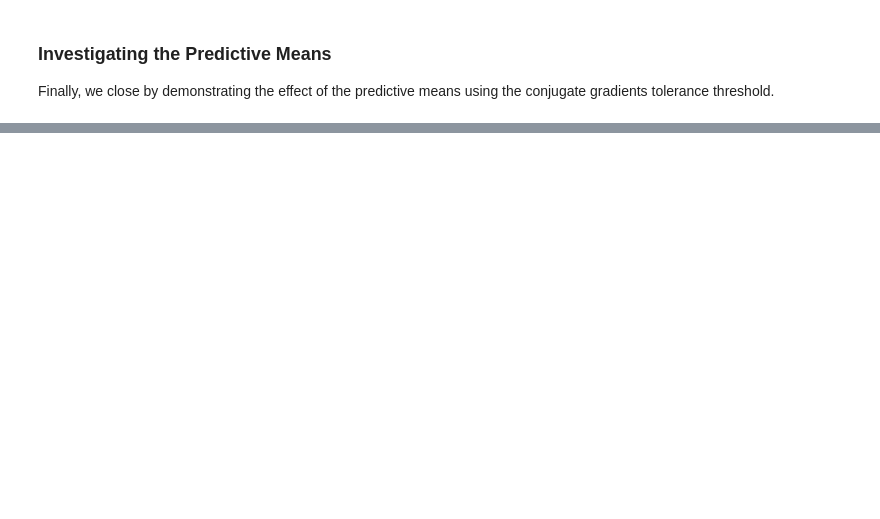
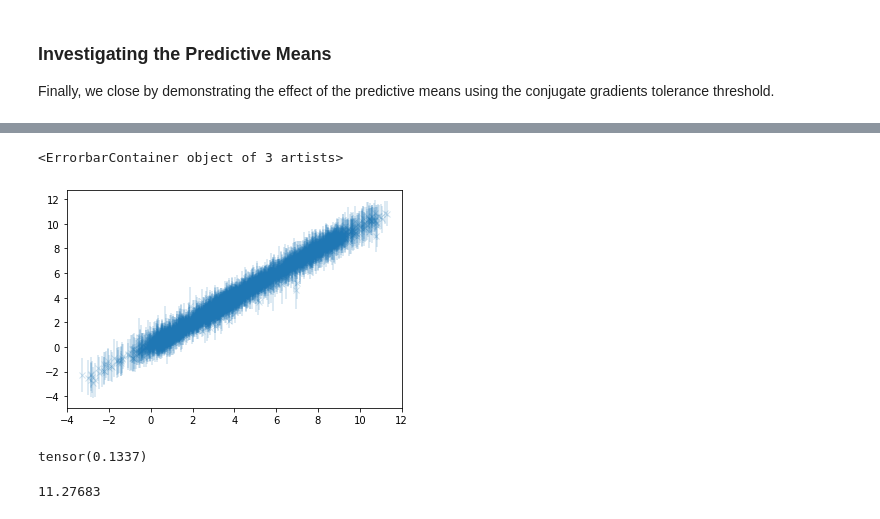
Before and after one commit to wjmaddox/benchmarking_iterative_gps, a Jupyter notebook: notebooks/iterative_gps_reliability.ipynb, the cells around one changed output, grey strips where cells are left out. Cells and saved outputs as stored; diff of their text form; code cells hidden in the pictures; blank space fills up the shorter version.

```diff
--- a/notebooks/iterative_gps_reliability.ipynb
+++ b/notebooks/iterative_gps_reliability.ipynb
@@ -267,0 +340,15 @@ plt.grid()
+# %%
+plt.errorbar(Y_test, posterior.mean.cpu().detach().view(-1).numpy(),
+             yerr=posterior.variance.cpu().detach().pow(0.5).view(-1) * 2,
+            ls = "none", marker = "x", alpha = 0.2)
+# %% [output]
+<ErrorbarContainer object of 3 artists>
+[figure, added]
+# %%
+posterior.variance.cpu().detach().pow(0.5).view(-1).min()
+# %% [output]
+tensor(0.1337)
+# %%
+Y_test.max()
+# %% [output]
+11.27683
```
Also changed, not shown: parts of 26 cells of this notebook, 1 other file.
